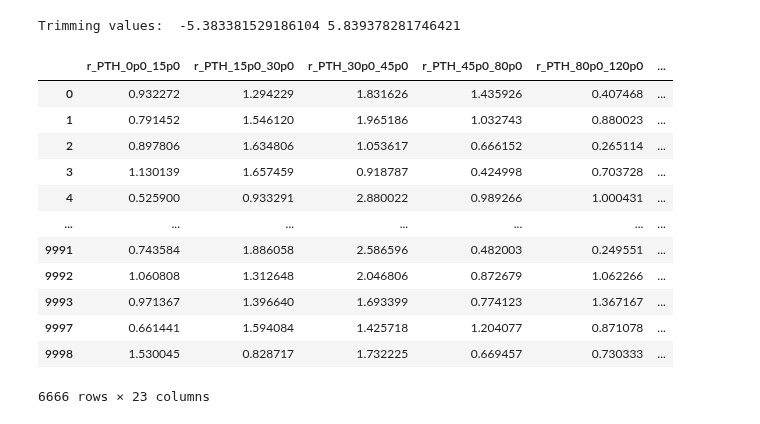
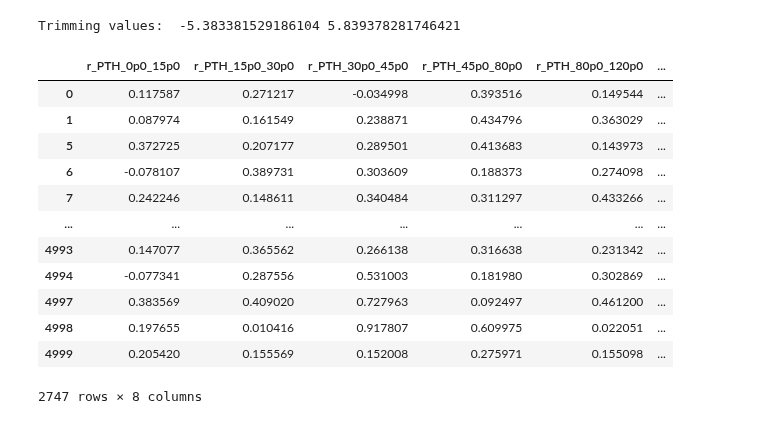
Before and after one commit to JaLuka98/flashggFinalFit, a Jupyter notebook: Replicas/corr_matrix/corr_matrix_simultan.ipynb, the cells around one changed output. Cells and saved outputs as stored; diff of their text form; code cells hidden in the pictures.

```diff
--- a/Replicas/corr_matrix/corr_matrix_simultan.ipynb
+++ b/Replicas/corr_matrix/corr_matrix_simultan.ipynb
@@ -272,13 +272,14 @@ os.makedirs(plot_dir, exist_ok=True)
 # sample_dir = '/pnfs/psi.ch/cms/trivcat/store/user/niharrin/ntuples/midRun3/samples/2025_06_12/intermediateRun3/finalfits'
 # sample_dir = '/pnfs/psi.ch/cms/trivcat/store/user/niharrin/ntuples/midRun3/samples/2025_10_14_intermediate/finalfits_postBPix'
 # sample_dir = '/pnfs/psi.ch/cms/trivcat/store/user/niharrin/ntuples/midRun3/samples/2025_09_22/earlyRun3_powheg/finalfits'
-sample_dir = '/pnfs/psi.ch/cms/trivcat/store/user/niharrin/ntuples/midRun3/samples/2025_09_16/earlyRun3/finalfits'
+# sample_dir = '/pnfs/psi.ch/cms/trivcat/store/user/niharrin/ntuples/midRun3/samples/2025_09_16/earlyRun3/finalfits'
+sample_dir = '/pnfs/psi.ch/cms/trivcat/store/user/niharrin/ntuples/midRun3/samples/2026_04_02_replica_combinationTest/finalfits'
 # %%
 # Load PTH toys
 variable = "PTH"
 
-main_dir = os.path.join(sample_dir, variable+"_RandomizeAux_separateDatasets", "Combine", f"runFits_{variable}")
-# main_dir = os.path.join(sample_dir, variable, "Combine", f"runFits_{variable}")
+# main_dir = os.path.join(sample_dir, variable+"_RandomizeAux_separateDatasets", "Combine", f"runFits_{variable}")
+main_dir = os.path.join(sample_dir, variable, "Combine", f"runFits_{variable}")
 # toyDir = os.path.join(main_dir, "toyFit")
 toyDir = os.path.join(main_dir, "bootstrapFit")
 
@@ -386,25 +403,25 @@ df_rapidity_clean_untrimmed = df_rapidity_untrimmed[valid_rows_untrimmed]
 # mask_pth = (df_PTH != -999).all(axis=1)
 mask_pth = (df_PTH_untrimmed != -999).all(axis=1)
 
-# # Mask for df_NJ (True = valid, False = -999)
-# mask_nj = (df_NJ != -999).all(axis=1)
-mask_nj = (df_NJ_untrimmed != -999).all(axis=1)
+# # # Mask for df_NJ (True = valid, False = -999)
+# # mask_nj = (df_NJ != -999).all(axis=1)
+# mask_nj = (df_NJ_untrimmed != -999).all(axis=1)
 
-# # Mask for df_PTJ0 (True = valid, False = -999)
-# mask_ptj0 = (df_PTJ0 != -999).all(axis=1)
-mask_ptj0 = (df_PTJ0_untrimmed != -999).all(axis=1)
+# # # Mask for df_PTJ0 (True = valid, False = -999)
+# # mask_ptj0 = (df_PTJ0 != -999).all(axis=1)
+# mask_ptj0 = (df_PTJ0_untrimmed != -999).all(axis=1)
 
-# # Mask for df_DPhiJ0J1 (True = valid, False = -999)
-# mask_DPhiJ0J1 = (df_DPhiJ0J1 != -999).all(axis=1)
-mask_DPhiJ0J1 = (df_DPhiJ0J1_untrimmed != -999).all(axis=1)
+# # # Mask for df_DPhiJ0J1 (True = valid, False = -999)
+# # mask_DPhiJ0J1 = (df_DPhiJ0J1 != -999).all(axis=1)
+# mask_DPhiJ0J1 = (df_DPhiJ0J1_untrimmed != -999).all(axis=1)
 
-# Mask for df_rapidity (True = valid, False = -999)
-# mask_rapidity = (df_rapidity != -999).all(axis=1)
-mask_rapidity = (df_rapidity_untrimmed != -999).all(axis=1)
+# # Mask for df_rapidity (True = valid, False = -999)
+# # mask_rapidity = (df_rapidity != -999).all(axis=1)
+# mask_rapidity = (df_rapidity_untrimmed != -999).all(axis=1)
 
 # Combined mask (keep only rows valid in BOTH DataFrames)
 # valid_rows = mask_pth & mask_nj & mask_ptj0 & mask_DPhiJ0J1 & mask_rapidity
-valid_rows = mask_pth & mask_nj & mask_DPhiJ0J1 & mask_rapidity
+valid_rows = mask_pth
 # valid_rows = mask_pth & mask_nj & mask_ptj0 & mask_DPhiJ0J1
 # valid_rows = mask_DPhiJ0J1 & mask_rapidity
 # valid_rows = mask_pth & mask_nj & mask_rapidity & mask_ptj0
@@ -424,51 +441,51 @@ valid_rows = mask_pth & mask_nj & mask_DPhiJ0J1 & mask_rapidity
 # df_rapidity_clean = df_rapidity[valid_rows]
 
 df_PTH_clean = df_PTH_untrimmed[valid_rows]
-df_NJ_clean = df_NJ_untrimmed[valid_rows]
-df_PTJ0_clean = df_PTJ0_untrimmed[valid_rows]
-df_DPhiJ0J1_clean = df_DPhiJ0J1_untrimmed[valid_rows]
-df_rapidity_clean = df_rapidity_untrimmed[valid_rows]
+# df_NJ_clean = df_NJ_untrimmed[valid_rows]
+# df_PTJ0_clean = df_PTJ0_untrimmed[valid_rows]
+# df_DPhiJ0J1_clean = df_DPhiJ0J1_untrimmed[valid_rows]
+# df_rapidity_clean = df_rapidity_untrimmed[valid_rows]
 
 # --- Step 3: Compute Correlation Matrix ---
 # Combine columns (now aligned and cleaned)
 # df_combined = pd.concat([df_PTH_clean, df_DPhiJ0J1_clean, df_NJ_clean, df_PTJ0_clean, df_rapidity_clean], axis=1)
-df_combined = pd.concat([df_PTH_clean, df_DPhiJ0J1_clean, df_NJ_clean, df_rapidity_clean], axis=1)
+df_combined = pd.concat([df_PTH_clean], axis=1)
 # df_combined = pd.concat([df_PTH_clean, df_NJ_clean], axis=1)
 # df_combined = pd.concat([df_PTH_clean, df_NJ_clean, df_rapidity_clean], axis=1)
 # df_combined = pd.concat([df_PTH_clean, df_NJ_clean, df_rapidity_clean], axis=1)
 # df_combined = pd.concat([df_PTH_clean, df_NJ_clean, df_PTJ0_clean, df_DPhiJ0J1_clean, df_rapidity_clean], axis=1)
 # df_combined = pd.concat([df_DPhiJ0J1_clean, df_rapidity_clean], axis=1)
 
 
 # Calculate full correlation matrix
 # mask = df_combined["r_PTH_45p0_80p0"] > 2
 # corr_matrix = df_combined[mask].corr()
 corr_matrix = df_combined.corr()
 
 # # Extract cross-correlations (PTH vs. NJ bins)
 # pth_cols = df_PTH.columns
 # nj_cols = df_NJ.columns
 # ptj0_cols = df_PTJ0.columns
 # print(ptj0_cols)
 # cross_corr = corr_matrix.loc[pth_cols, nj_cols, ptj0_cols]
 
 # print("Correlation Matrix (Excluding Rows with -999):")
 # print(cross_corr)
 
 df_combined
 # %% [output]
 |  | r_PTH_0p0_15p0 | r_PTH_15p0_30p0 | r_PTH_30p0_45p0 | r_PTH_45p0_80p0 | r_PTH_80p0_120p0 | ... |
-| 0 | 0.932272 | 1.294229 | 1.831626 | 1.435926 | 0.407468 | ... |
-| 1 | 0.791452 | 1.546120 | 1.965186 | 1.032743 | 0.880023 | ... |
-| 2 | 0.897806 | 1.634806 | 1.053617 | 0.666152 | 0.265114 | ... |
-| 3 | 1.130139 | 1.657459 | 0.918787 | 0.424998 | 0.703728 | ... |
-| 4 | 0.525900 | 0.933291 | 2.880022 | 0.989266 | 1.000431 | ... |
+| 0 | 0.117587 | 0.271217 | -0.034998 | 0.393516 | 0.149544 | ... |
+| 1 | 0.087974 | 0.161549 | 0.238871 | 0.434796 | 0.363029 | ... |
+| 5 | 0.372725 | 0.207177 | 0.289501 | 0.413683 | 0.143973 | ... |
+| 6 | -0.078107 | 0.389731 | 0.303609 | 0.188373 | 0.274098 | ... |
+| 7 | 0.242246 | 0.148611 | 0.340484 | 0.311297 | 0.433266 | ... |
 | ... | ... | ... | ... | ... | ... | ... |
-| 9991 | 0.743584 | 1.886058 | 2.586596 | 0.482003 | 0.249551 | ... |
-| 9992 | 1.060808 | 1.312648 | 2.046806 | 0.872679 | 1.062266 | ... |
-| 9993 | 0.971367 | 1.396640 | 1.693399 | 0.774123 | 1.367167 | ... |
-| 9997 | 0.661441 | 1.594084 | 1.425718 | 1.204077 | 0.871078 | ... |
-| 9998 | 1.530045 | 0.828717 | 1.732225 | 0.669457 | 0.730333 | ... |
+| 4993 | 0.147077 | 0.365562 | 0.266138 | 0.316638 | 0.231342 | ... |
+| 4994 | -0.077341 | 0.287556 | 0.531003 | 0.181980 | 0.302869 | ... |
+| 4997 | 0.383569 | 0.409020 | 0.727963 | 0.092497 | 0.461200 | ... |
+| 4998 | 0.197655 | 0.010416 | 0.917807 | 0.609975 | 0.022051 | ... |
+| 4999 | 0.205420 | 0.155569 | 0.152008 | 0.275971 | 0.155098 | ... |
-6666 rows × 23 columns
+2747 rows × 8 columns
 # %%
 print(mask_pth_untrimmed.sum())
```
Also changed, not shown: parts of 6 cells of this notebook, 5 other files.
